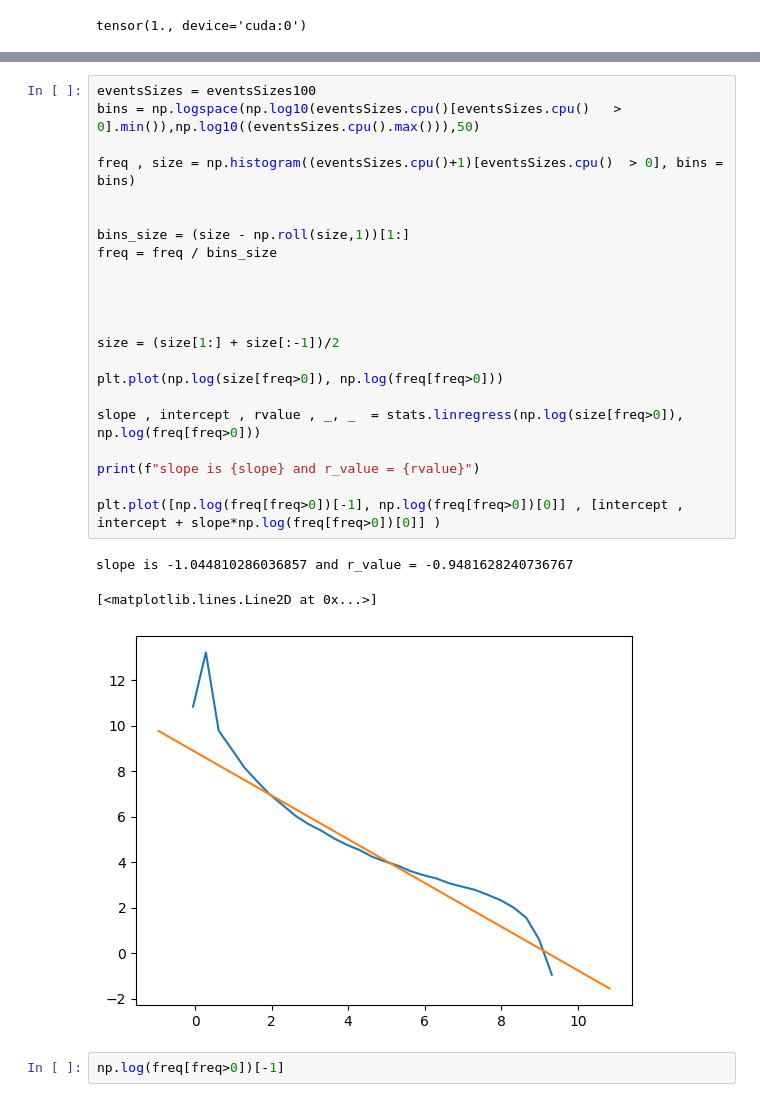
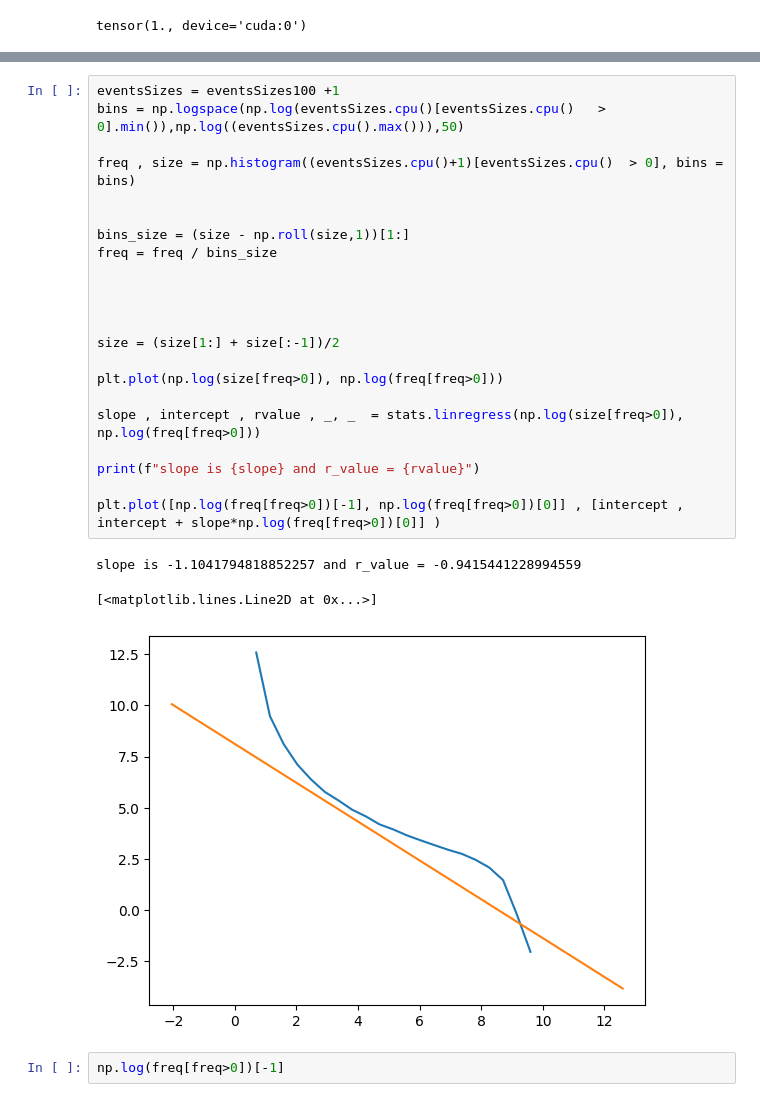
Before and after one commit to alireza-astane/Burridge_Knopoff_Model, a Jupyter notebook: BK_model/BKMoldel.ipynb, the cells around one changed output, grey strips where cells are left out. Saved outputs shown, nothing was run; the diff lists cells and outputs as text.

```diff
--- a/BK_model/BKMoldel.ipynb
+++ b/BK_model/BKMoldel.ipynb
@@ -215,29 +266,29 @@ torch.Size([385255])
 # %%
-eventsSizes = eventsSizes100
-bins = np.logspace(np.log10(eventsSizes.cpu()[eventsSizes.cpu()   > 0].min()),np.log10((eventsSizes.cpu().max())),50)
+eventsSizes = eventsSizes100 +1
+bins = np.logspace(np.log(eventsSizes.cpu()[eventsSizes.cpu()   > 0].min()),np.log((eventsSizes.cpu().max())),50)
 
 freq , size = np.histogram((eventsSizes.cpu()+1)[eventsSizes.cpu()  > 0], bins = bins)
 
 
 bins_size = (size - np.roll(size,1))[1:]
 freq = freq / bins_size
 
 
 
 
 size = (size[1:] + size[:-1])/2
 
 plt.plot(np.log(size[freq>0]), np.log(freq[freq>0]))
 
 slope , intercept , rvalue , _, _  = stats.linregress(np.log(size[freq>0]), np.log(freq[freq>0]))
 
 print(f"slope is {slope} and r_value = {rvalue}")
 
 plt.plot([np.log(freq[freq>0])[-1], np.log(freq[freq>0])[0]] , [intercept , intercept + slope*np.log(freq[freq>0])[0]] )
 # %% [output]
-slope is -1.044810286036857 and r_value = -0.9481628240736767
+slope is -1.1041794818852257 and r_value = -0.9415441228994559
 [<matplotlib.lines.Line2D at 0x...>]
-[figure, old version]
+[figure, new version]
 # %%
 np.log(freq[freq>0])[-1]
 # %% [output]
```
Also changed, not shown: parts of 20 cells of this notebook, 1 other file.
